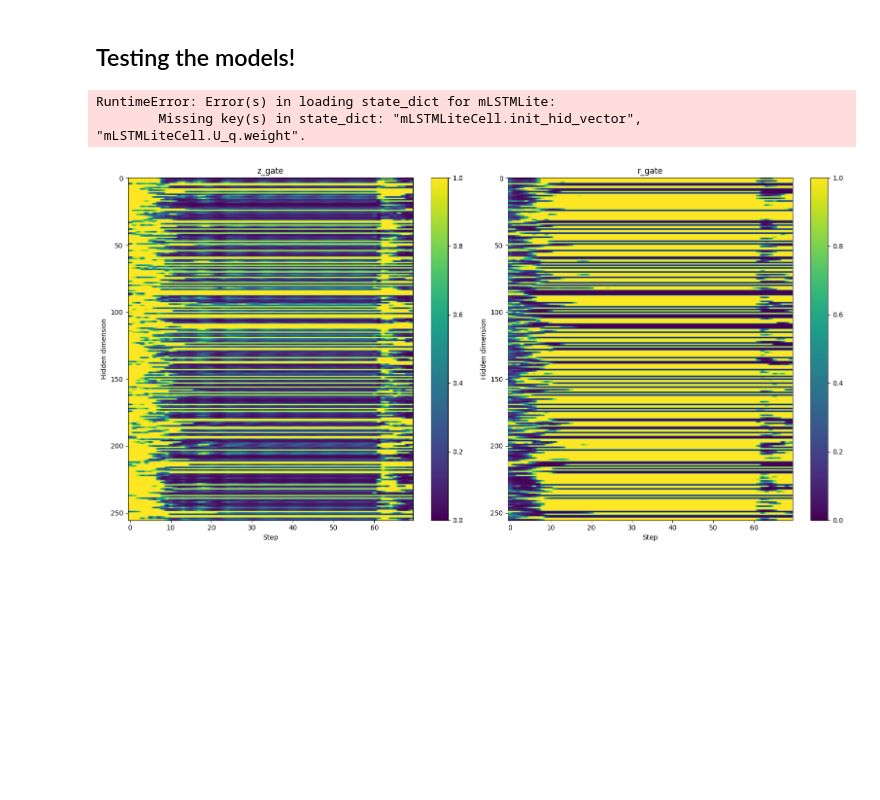
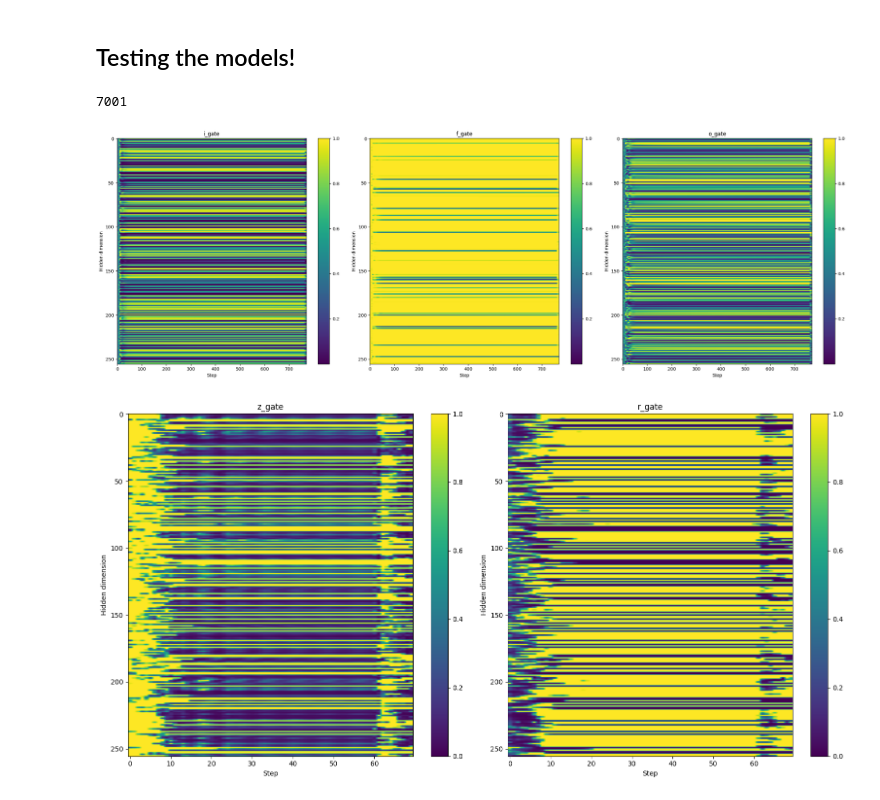
Before and after one commit to winkelee/Minimal-Exponential-Recurrent-Cells, a Jupyter notebook: test1_diagnostic.ipynb, the cells around one changed output. Drawn from its saved outputs; the diff is of its cells as text; code cells hidden in the pictures; blank space fills up the shorter version.

Commit message:
LSTM update

```diff
--- a/test1_diagnostic.ipynb
+++ b/test1_diagnostic.ipynb
@@ -195,6 +195,9 @@ device = "cuda"
 sLSTM_model = custom_models.sLSTM(hid, emb, device="cuda")
 opt_sLSTM = torch.optim.Adam(sLSTM_model.parameters(), lr=lr)
 
+LSTM_model = custom_models.CopyLSTM(hid, emb, device="cuda")
+opt_LSTM = torch.optim.Adam(LSTM_model.parameters(), lr=lr)
+
 MGU_model = custom_models.MRRN(hid, emb, device="cuda")
 opt_MGU = torch.optim.Adam(MGU_model.parameters(), lr=lr)
 
@@ -233,6 +236,7 @@ train_history = []
 test_history = []
 
 load_model("./models/ex1/mLSTM_100_ex1_epoch_7000.pt", "cuda", mLSTM_model, opt_mLSTM)
+load_model("./models/ex1/LSTM_100_ex1_epoch_7000.pt", "cuda", LSTM_model, opt_LSTM)
 load_model("./models/ex1/mLSTMLite_100_ex1_epoch_7000.pt", "cuda", mLSTMLite_model, opt_mLSTMLite)
 load_model("./models/ex1/sLSTM_100_ex1_epoch_7000.pt", "cuda", sLSTM_model, opt_sLSTM)
 load_model("./models/ex1/MGU_100_ex1_epoch_7000.pt", "cuda", MGU_model, opt_MGU)
@@ -240,8 +244,11 @@ load_model("./models/ex1/maGRU_100_ex1_epoch_7000.pt", "cuda", maGRU_model, opt_
 load_model("./models/ex1/GRU_100_ex1_epoch_7000.pt", "cuda", GRU_model, opt_GRU)
 load_model("./models/ex1/eGRU_100_ex1_epoch_7000.pt", "cuda", eGRU_model, opt_eGRU)
 # %% [output]
-RuntimeError: Error(s) in loading state_dict for mLSTMLite:
-        Missing key(s) in state_dict: "mLSTMLiteCell.init_hid_vector", "mLSTMLiteCell.U_q.weight".
+7001
+# %%
+diagnose_ex1(LSTM_model, copy_size=10, buffer_size=750, vocab=vocab)
+# %% [output]
+[figure, added]
 # %%
 diagnose_ex1(eGRU_model, copy_size=10, buffer_size=50, vocab=vocab)
 # %% [output]
```
Also changed, not shown: 12 other files.
